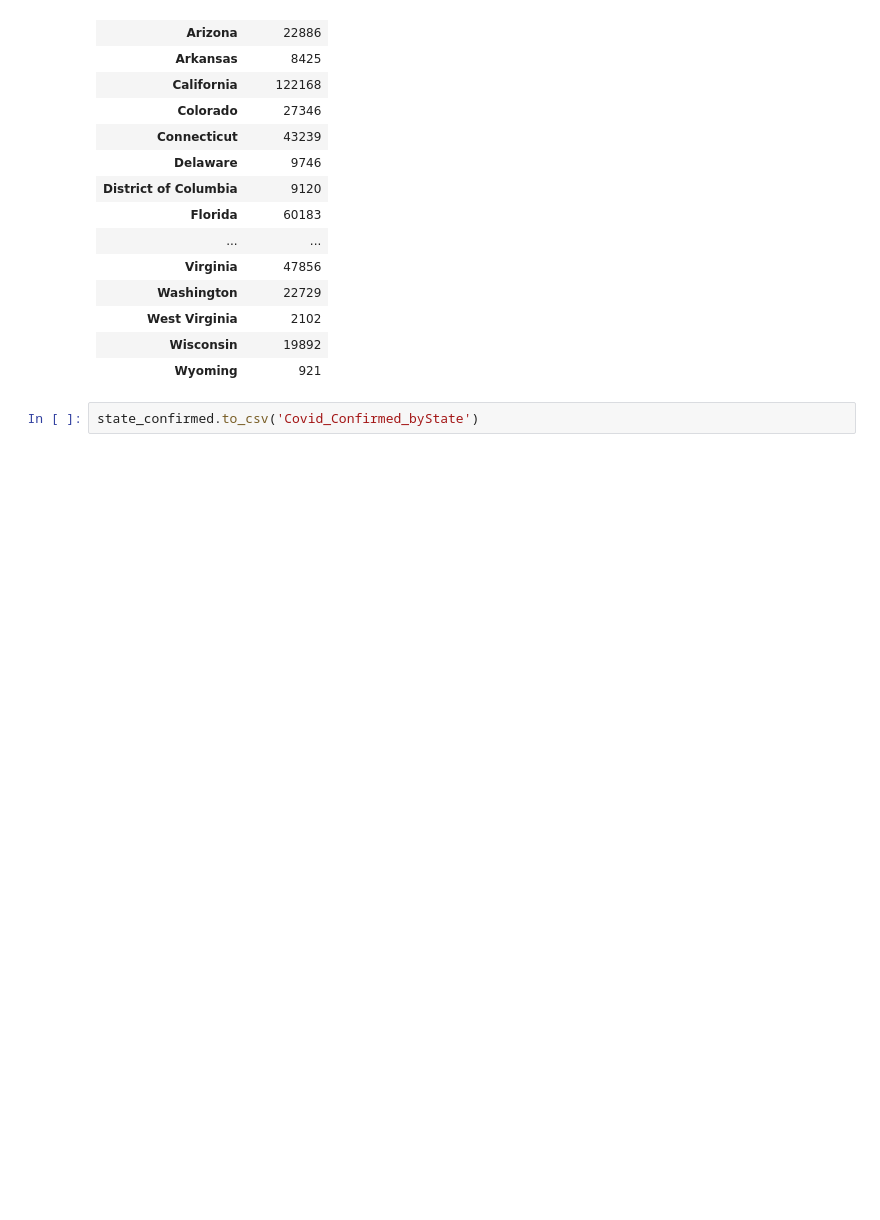
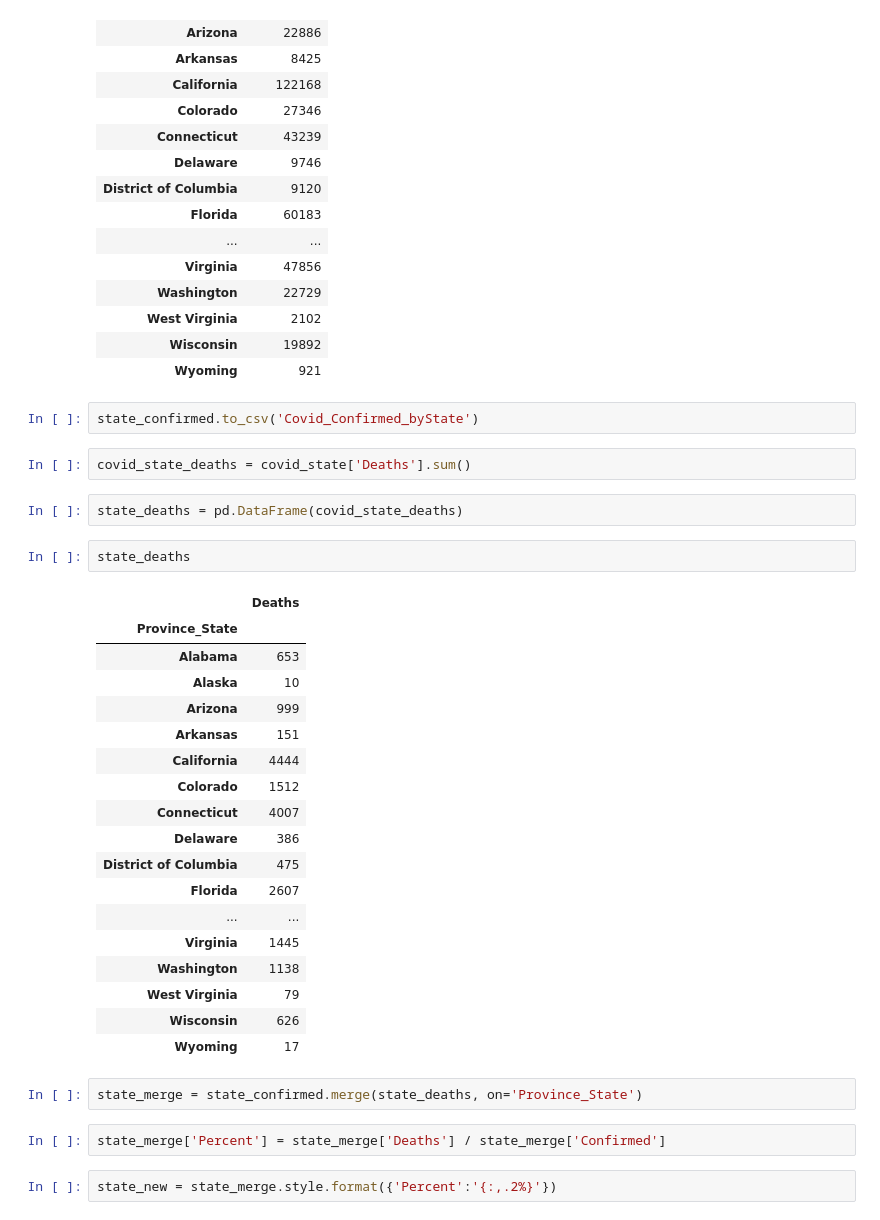
Before and after one commit to Jdshah06/ETL-Project, a Jupyter notebook: Groupby_State.ipynb, the cells around one changed output. Saved outputs shown, nothing was run; the diff lists cells and outputs as text; blank space fills up the shorter version.

```diff
--- a/Groupby_State.ipynb
+++ b/Groupby_State.ipynb
@@ -50,3 +50,34 @@ state_confirmed
 | Wyoming | 921 |
 # %%
 state_confirmed.to_csv('Covid_Confirmed_byState')
+# %%
+covid_state_deaths = covid_state['Deaths'].sum()
+# %%
+state_deaths = pd.DataFrame(covid_state_deaths)
+# %%
+state_deaths
+# %% [output]
+|  | Deaths |
+| Province_State |  |
+| Alabama | 653 |
+| Alaska | 10 |
+| Arizona | 999 |
+| Arkansas | 151 |
+| California | 4444 |
+| Colorado | 1512 |
+| Connecticut | 4007 |
+| Delaware | 386 |
+| District of Columbia | 475 |
+| Florida | 2607 |
+| ... | ... |
+| Virginia | 1445 |
+| Washington | 1138 |
+| West Virginia | 79 |
+| Wisconsin | 626 |
+| Wyoming | 17 |
+# %%
+state_merge = state_confirmed.merge(state_deaths, on='Province_State')
+# %%
+state_merge['Percent'] = state_merge['Deaths'] / state_merge['Confirmed']
+# %%
+state_new = state_merge.style.format({'Percent':'{:,.2%}'})
```
Also changed, not shown: parts of 2 cells of this notebook, 3 other files.
